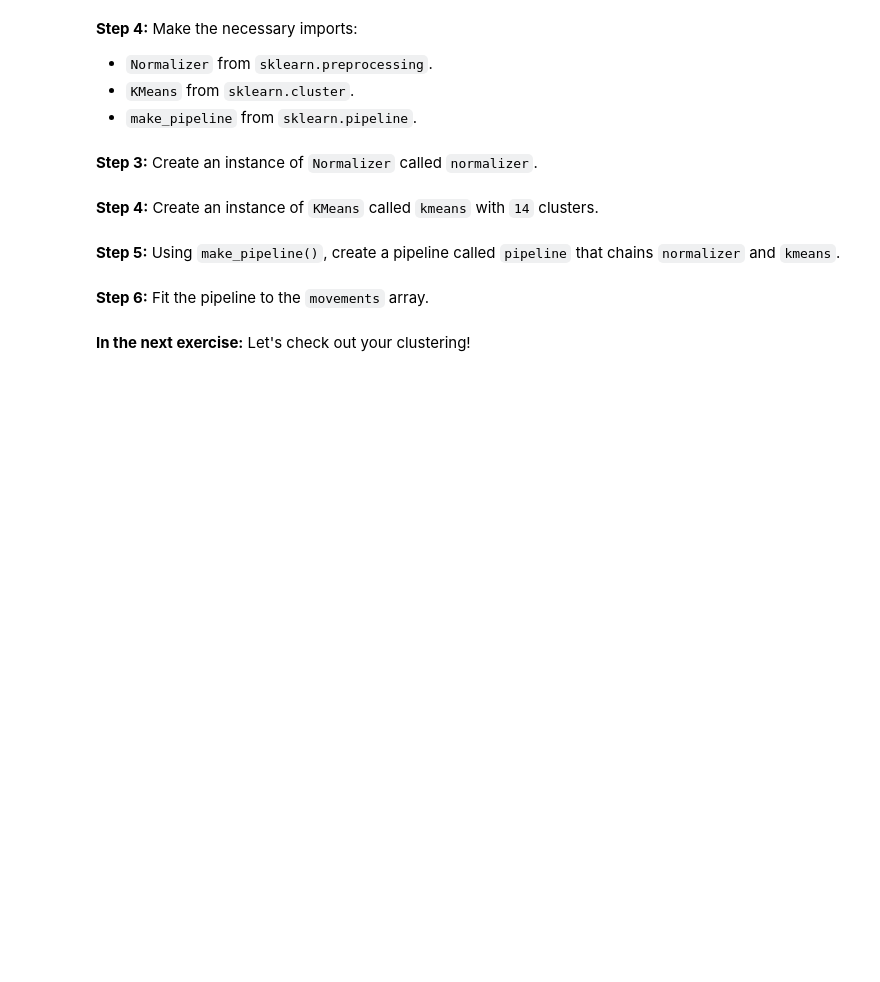
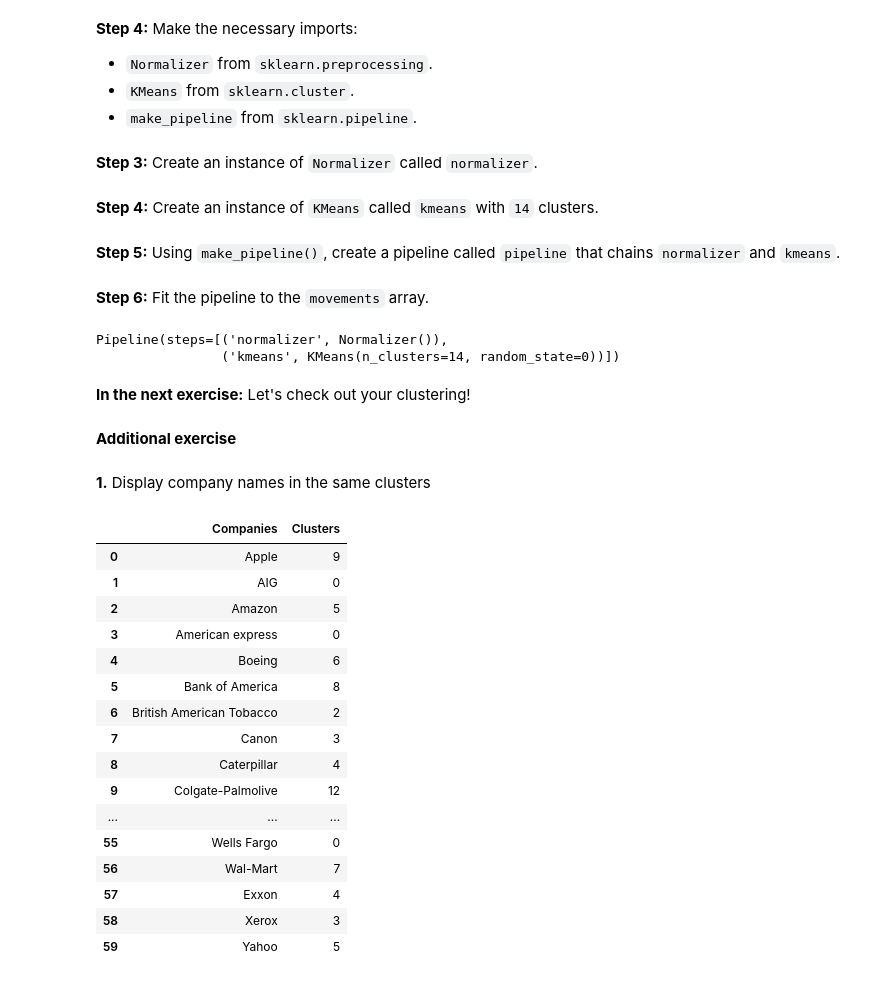
Before and after one commit to kvtang1511/forwardschool-ads-exercise, a Jupyter notebook: Week 6/W6 - Exercise 2 - Clustering_stocks_using_kmeans.ipynb, the cells around one changed output. Cells and saved outputs as stored; diff of their text form; code cells hidden in the pictures; blank space fills up the shorter version.

Commit message:
Submit second exercise

```diff
--- a/Week 6/W6 - Exercise 2 - Clustering_stocks_using_kmeans.ipynb
+++ b/Week 6/W6 - Exercise 2 - Clustering_stocks_using_kmeans.ipynb
@@ -42,2 +60,7 @@ movements = stocks_df.values
 # %% [markdown]
 **Step 6:** Fit the pipeline to the `movements` array.
+# %%
+pipeline.fit(movements)
+# %% [output]
+Pipeline(steps=[('normalizer', Normalizer()),
+                ('kmeans', KMeans(n_clusters=14, random_state=0))])
@@ -44,2 +69,28 @@ movements = stocks_df.values
 # %% [markdown]
 **In the next exercise:** Let's check out your clustering!
+# %% [markdown]
+**Additional exercise**
+# %% [markdown]
+**1.** Display company names in the same clusters
+# %%
+prediction_cluster = pd.DataFrame(zip(companies, y_kmeans), columns = ['Companies', 'Clusters'])
+#prediction_cluster = prediction_cluster.sort_values(['Clusters'])
+prediction_cluster
+# %% [output]
+|  | Companies | Clusters |
+| 0 | Apple | 9 |
+| 1 | AIG | 0 |
+| 2 | Amazon | 5 |
+| 3 | American express | 0 |
+| 4 | Boeing | 6 |
+| 5 | Bank of America | 8 |
+| 6 | British American Tobacco | 2 |
+| 7 | Canon | 3 |
+| 8 | Caterpillar | 4 |
+| 9 | Colgate-Palmolive | 12 |
+| ... | ... | ... |
+| 55 | Wells Fargo | 0 |
+| 56 | Wal-Mart | 7 |
+| 57 | Exxon | 4 |
+| 58 | Xerox | 3 |
+| 59 | Yahoo | 5 |
```
Also changed, not shown: parts of 14 cells of this notebook, 8 other files.
